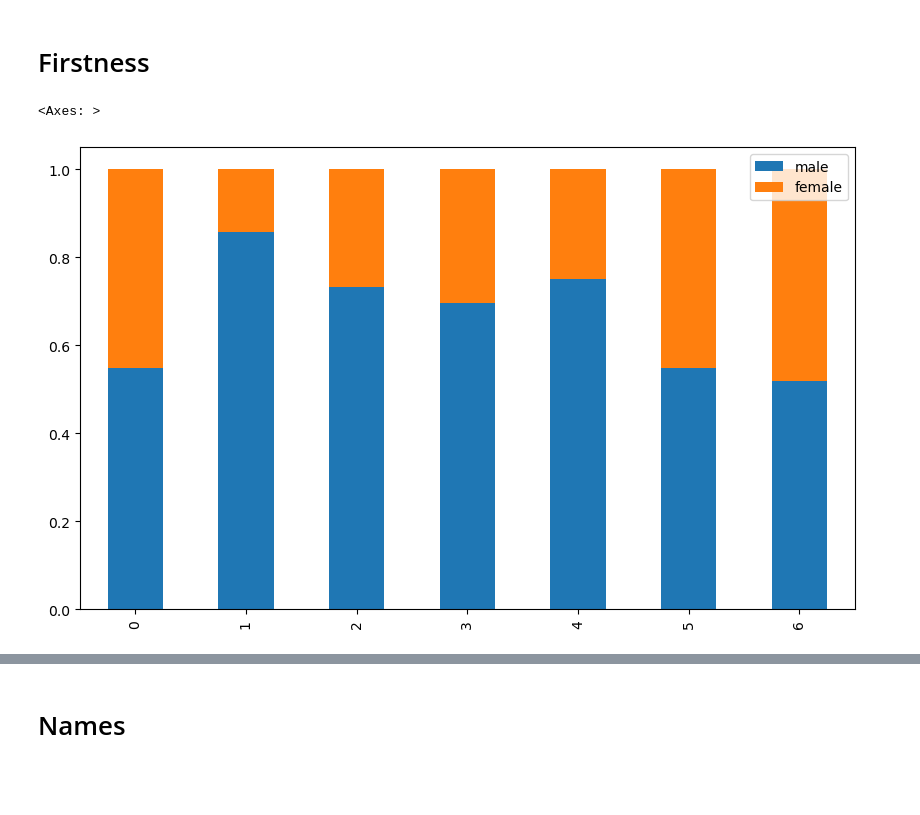
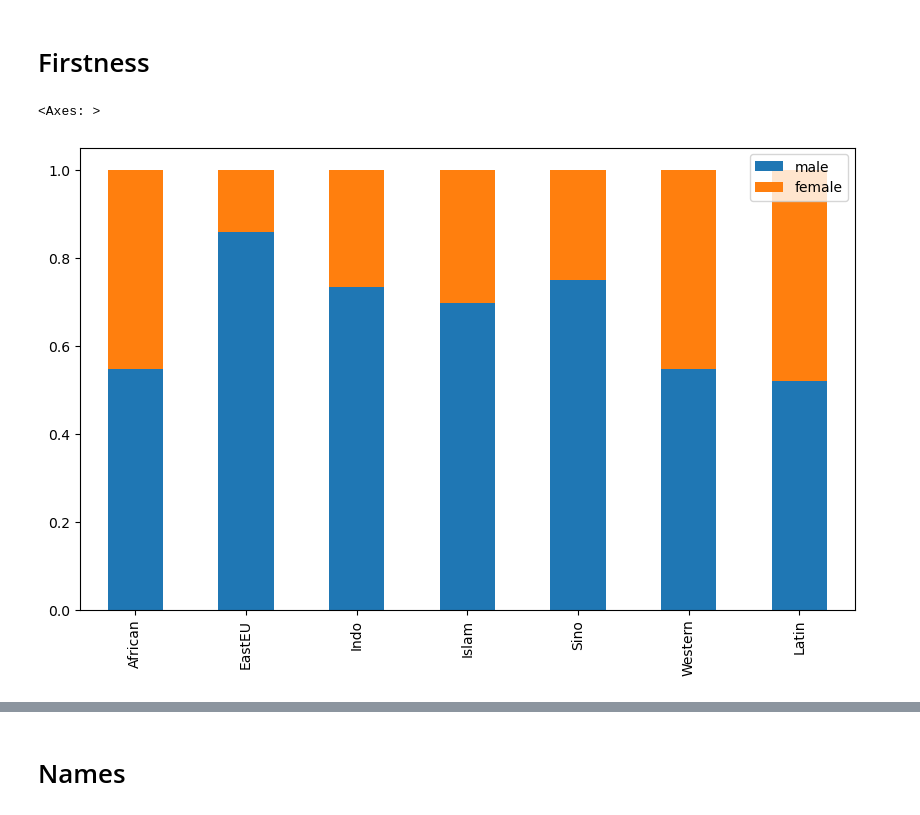
Before and after one commit to HappieTai/HnrsPgrm, a Jupyter notebook: graphs.ipynb, the cells around one changed output, grey strips where cells are left out. Cells and saved outputs as stored; diff of their text form; code cells hidden in the pictures; blank space fills up the shorter version.

Commit message:
finalized the graphs for occurrence, firstness, and names

```diff
--- a/graphs.ipynb
+++ b/graphs.ipynb
@@ -38,10 +24,11 @@ df.plot(kind='bar', stacked=True, figsize=(10, 6))
 # %%
 firstness = {
     'male': [0.547619048, 0.857142857,0.733333333, 0.696969697, 0.75, 0.547619048,0.519337017],
     'female' : [0.452380952, 0.142857143, 0.266666667, 0.303030303, 0.25, 0.452380952, 0.480662983]
 }
 df = pd.DataFrame(firstness)
+df.index = ['African', 'EastEU', 'Indo', 'Islam', 'Sino', 'Western', 'Latin']
 df.plot(kind='bar', stacked=True, figsize=(10, 6))
 # %% [output]
 <Axes: >
-[figure, old version]
+[figure, new version]
```
Also changed, not shown: parts of 14 cells of this notebook.
